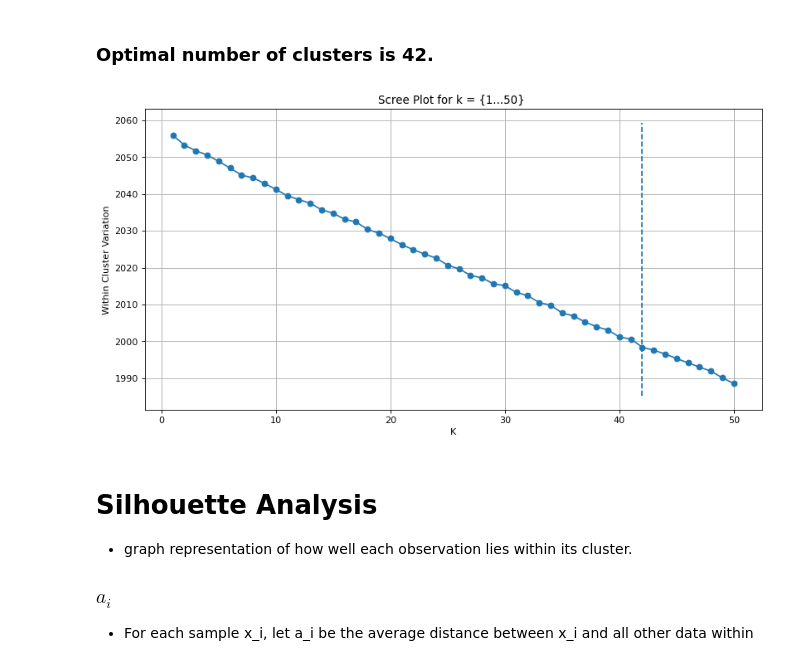
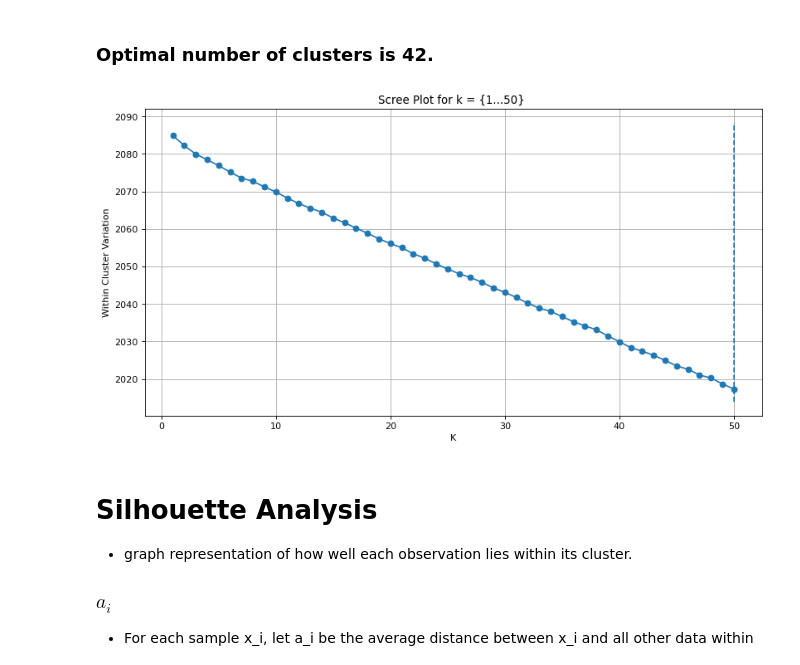
Before and after one commit to nasa-petal/clustering, a Jupyter notebook: Clustering.ipynb, the cells around one changed output. Drawn from its saved outputs; the diff is of its cells as text; code cells hidden in the pictures.

Commit message:
initial topic modeling and reproducibility + simulation for clustering

```diff
--- a/Clustering.ipynb
+++ b/Clustering.ipynb
@@ -71,0 +57,7 @@ print(summaries[0])
+# %%
+'''from google.colab import drive
+drive.mount("/content/gdrive")
+
+with open("gdrive/MyDrive/NASA/Clustering_Experiments/summaries.json", "w") as outfile:
+    # json.dump({"summaries": summaries}, outfile)
+    summaries = json.loads(outfile)['summaries']'''
@@ -148,14 +156,21 @@ from sklearn.metrics import calinski_harabasz_score
 # %%
 K_params = [i + 1 for i in range(50)]
 
-within_cluster_variation = []
-between_cluster_variation = []
-CH_index = []
-for k in K_params:
-    print(k)
-    kmeans = KMeans(n_clusters=k, random_state=1).fit(X)
-    within_cluster_variation.append(kmeans.inertia_)
-    labels = kmeans.labels_
-    if k != 1:
-        between_cluster_variation.append(davies_bouldin_score(X, labels))
-        CH_index.append(calinski_harabasz_score(X, labels))
+json_dict_clustering_results = {}
+
+for i in K_params:
+  within_cluster_variation = []
+  between_cluster_variation = []
+  CH_index = []
+  print(i)
+  for k in K_params:
+      kmeans = KMeans(n_clusters=k, random_state=i, n_init=30).fit(X)
+      within_cluster_variation.append(kmeans.inertia_)
+      labels = kmeans.labels_
+      if k != 1:
+          between_cluster_variation.append(davies_bouldin_score(X, labels))
+          CH_index.append(calinski_harabasz_score(X, labels))
+
+  json_dict_clustering_results[i] = {"BCV": between_cluster_variation,
+                                     "WCV": within_cluster_variation,
+                                     "CH": CH_index}
@@ -209,4 +247,6 @@ for k in K_params:
 kn = KneeLocator(K_params, within_cluster_variation, curve='convex', direction='decreasing')
 opt_k = kn.knee
 print(opt_k)
+if opt_k == None:
+  opt_k = 50
 # %% [output]
@@ -222,15 +280,14 @@ import matplotlib.pyplot as plt
 # %%
 plt.figure(figsize=(12, 6), dpi=80)
 plt.plot(K_params,within_cluster_variation, marker='o')
 plt.title('Scree Plot for k = {1...50} ')
 plt.xlabel('K')
 plt.ylabel('Within Cluster Variation')
 plt.grid(True)
-
-plt.vlines(kn.knee, plt.ylim()[0], plt.ylim()[1], linestyles='dashed')
+plt.vlines(opt_k, plt.ylim()[0], plt.ylim()[1], linestyles='dashed')
 plt.show()
 # %% [output]
-[figure, old version]
+[figure, new version]
 # %% [markdown]
 # Silhouette Analysis
 *   graph representation of how well each observation lies within its cluster.
```
Also changed, not shown: parts of 39 cells of this notebook, 3 other files.
